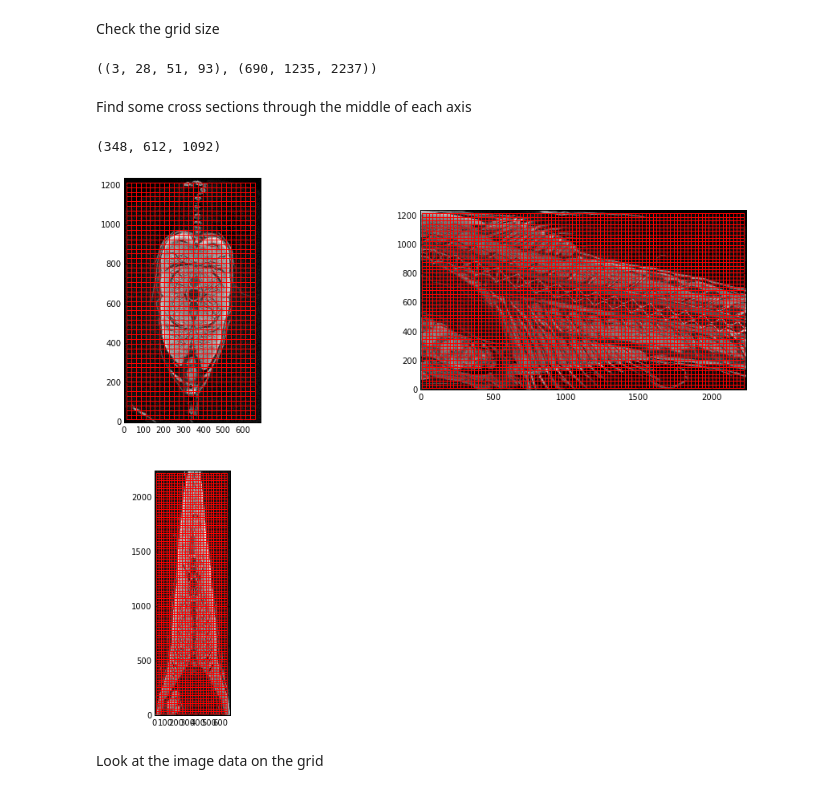
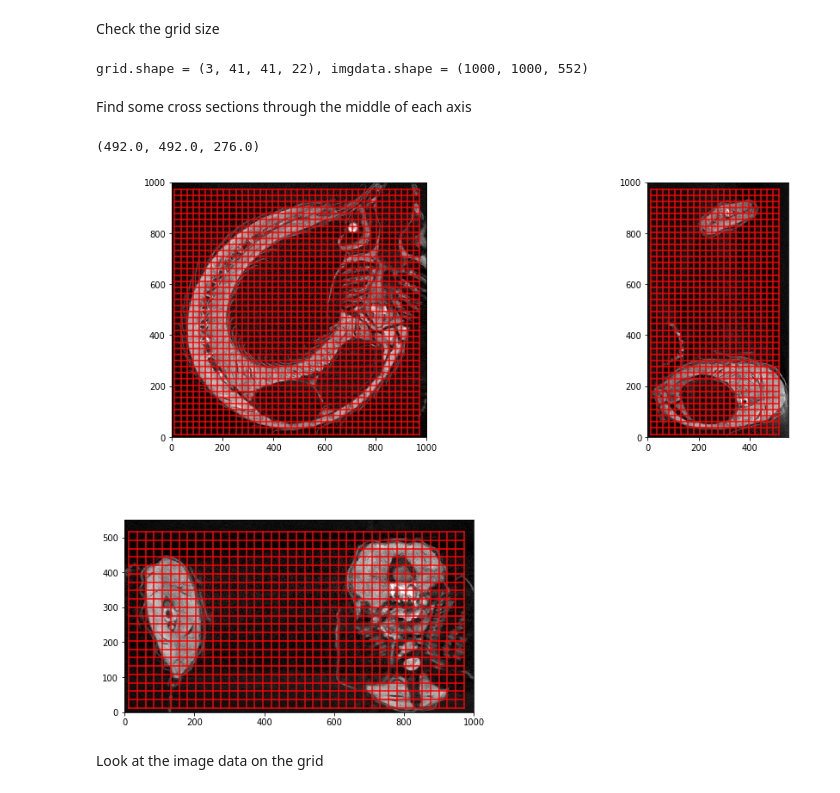
Before and after one commit to tytell/fibers, a Jupyter notebook: Get fiber angles.ipynb, the cells around one changed output. Saved outputs shown, nothing was run; the diff lists cells and outputs as text; code cells hidden in the pictures.

```diff
--- a/Get fiber angles.ipynb
+++ b/Get fiber angles.ipynb
@@ -24,3 +22,5 @@ ModuleNotFoundError: No module named 'mayavi'
+# %%
+mpl.rcParams['figure.figsize'] = 16, 12  # that's default image size for this interactive session
 # %% [markdown]
 # Processing functions
 # %% [markdown]
@@ -91,12 +91,12 @@ def get_angle3(C):
 # %% [markdown]
 The file name
 # %%
-infile = 'Drerio4.h5'
-outfile = 'Drerio4angles.h5'
+infile = 'Danio_16.h5'
+outfile = 'Danio_16_angles.h5'
 # %% [markdown]
 Get the size of the CT data, and set up the grid.
 # %%
-f = h5.File(infile,'a')
+f = h5py.File(infile,'a')
 imgdata = f['image']
-print imgdata.shape
+print(imgdata.shape)
 # %% [output]
@@ -133,48 +133,48 @@ ind = np.meshgrid(range(len(i1)),range(len(i2)),range(len(i3)),indexing='ij')
 Check the grid size
 # %%
 grid = np.array(grid)
-grid.shape, imgdata.shape
+print("grid.shape = {}, imgdata.shape = {}".format(grid.shape, imgdata.shape))
 # %% [output]
-((3, 28, 51, 93), (690, 1235, 2237))
+grid.shape = (3, 41, 41, 22), imgdata.shape = (1000, 1000, 552)
 # %% [markdown]
 Find some cross sections through the middle of each axis
 # %%
-ctr = (14,25,45)
+ctr = (20,20,11)
 grid[(0,)+ctr],grid[(1,)+ctr],grid[(2,)+ctr]
 # %% [output]
-(348, 612, 1092)
+(492.0, 492.0, 276.0)
 # %%
 #%matplotlib qt
 #%matplotlib inline
 #rcParams['figure.figsize'] = 16, 12  # that's default image size for this interactive session
 
-subplot(2,2,1)
+plt.subplot(2,2,1)
 Ixy = imgdata[:,:,grid[(2,)+ctr]]
-imshow(Ixy.transpose(), cmap=cm.gray, origin='lower')
+plt.imshow(Ixy.transpose(), cmap=mpl.cm.gray, origin='lower')
 
-plot(grid[0,:,:,ctr[2]],grid[1,:,:,ctr[2]],'r-',
+plt.plot(grid[0,:,:,ctr[2]],grid[1,:,:,ctr[2]],'r-',
      np.transpose(grid[0,:,:,ctr[2]]),np.transpose(grid[1,:,:,ctr[2]]),'r-')
-autoscale(enable=True, tight=True)
+plt.autoscale(enable=True, tight=True)
 
-subplot(2,2,2)
+plt.subplot(2,2,2)
 
 Iyz = np.squeeze(imgdata[grid[(0,)+ctr],:,:])
-imshow(Iyz, cmap=cm.gray, origin='lower')
-plot(grid[2,ctr[0],:,:],grid[1,ctr[0],:,:],'r-',
+plt.imshow(Iyz, cmap=mpl.cm.gray, origin='lower')
+plt.plot(grid[2,ctr[0],:,:],grid[1,ctr[0],:,:],'r-',
      np.transpose(grid[2,ctr[0],:,:]),np.transpose(grid[1,ctr[0],:,:]),'r-')
-autoscale(enable=True, tight=True)
+plt.autoscale(enable=True, tight=True)
 
-subplot(2,2,3)
+plt.subplot(2,2,3)
 
 Ixz = np.squeeze(imgdata[:,grid[(1,)+ctr],:])
-imshow(np.transpose(Ixz), cmap=cm.gray, origin='lower')
-plot(grid[0,:,ctr[1],:],grid[2,:,ctr[1],:],'r-',
+plt.imshow(np.transpose(Ixz), cmap=mpl.cm.gray, origin='lower')
+plt.plot(grid[0,:,ctr[1],:],grid[2,:,ctr[1],:],'r-',
      np.transpose(grid[0,:,ctr[1],:]),np.transpose(grid[2,:,ctr[1],:]),'r-')
-autoscale(enable=True, tight=True)
+plt.autoscale(enable=True, tight=True)
 
-show()
+plt.show()
 # %% [output]
-[figure, old version]
+[figure, new version]
 # %% [markdown]
 Look at the image data on the grid
 # %%
```
Also changed, not shown: parts of 7 cells of this notebook, 2 other files.
